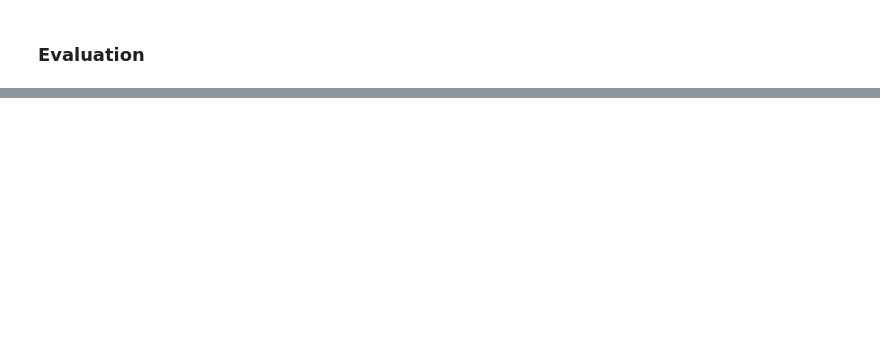
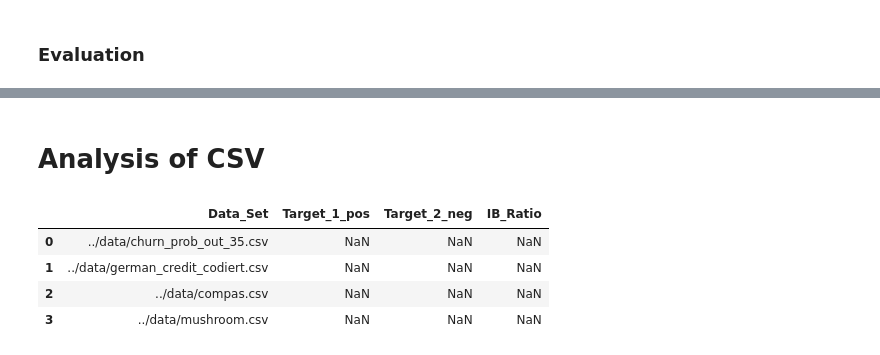
Before and after one commit to IBM/rulebenchmark, a Jupyter notebook: unified-experiments/rule-mining.ipynb, the cells around one changed output, grey strips where cells are left out. Cells and saved outputs as stored; diff of their text form; code cells hidden in the pictures; blank space fills up the shorter version.

Commit message:
Update rule-mining.ipynb
added imbalanced ratio

```diff
--- a/unified-experiments/rule-mining.ipynb
+++ b/unified-experiments/rule-mining.ipynb
@@ -419,0 +451,33 @@ Number of rules: 1
+# %% [markdown]
+# Analysis of CSV
+# %%
+import pandas as pd
+import numpy as np
+from pathlib import Path
+import matplotlib.pyplot as plt
+
+# create df and label target label new
+df_list = []
+csv_list = []
+for i in range(len(Config_list)):
+
+    if Config_list[i]['TYPE'] == "BINARY":
+        if Config_list[i]["DATA_SET"] not in csv_list:
+            temp_df = pd.read_csv(Config_list[i]["DATA_SET"])
+            csv_list.append(Config_list[i]["DATA_SET"])
+            temp_df = temp_df.drop(columns=Config_list[i]['DROP'])
+            temp_df= temp_df.rename(columns={temp_df[Config_list[i]['TARGET_LABEL']].name : 'TARGET_LABEL'})
+            df_list.append(temp_df)
+
+eval_df = pd.DataFrame(csv_list, columns=['Data_Set'])
+eval_df["Target_1_pos"] = pd.Series()
+eval_df["Target_2_neg"] = pd.Series()
+eval_df["IB_Ratio"] = pd.Series()
+
+eval_df
+# %% [output]
+|  | Data_Set | Target_1_pos | Target_2_neg | IB_Ratio |
+| 0 | ../data/churn_prob_out_35.csv | NaN | NaN | NaN |
+| 1 | ../data/german_credit_codiert.csv | NaN | NaN | NaN |
+| 2 | ../data/compas.csv | NaN | NaN | NaN |
+| 3 | ../data/mushroom.csv | NaN | NaN | NaN |
```
Also changed, not shown: parts of 12 cells of this notebook.
